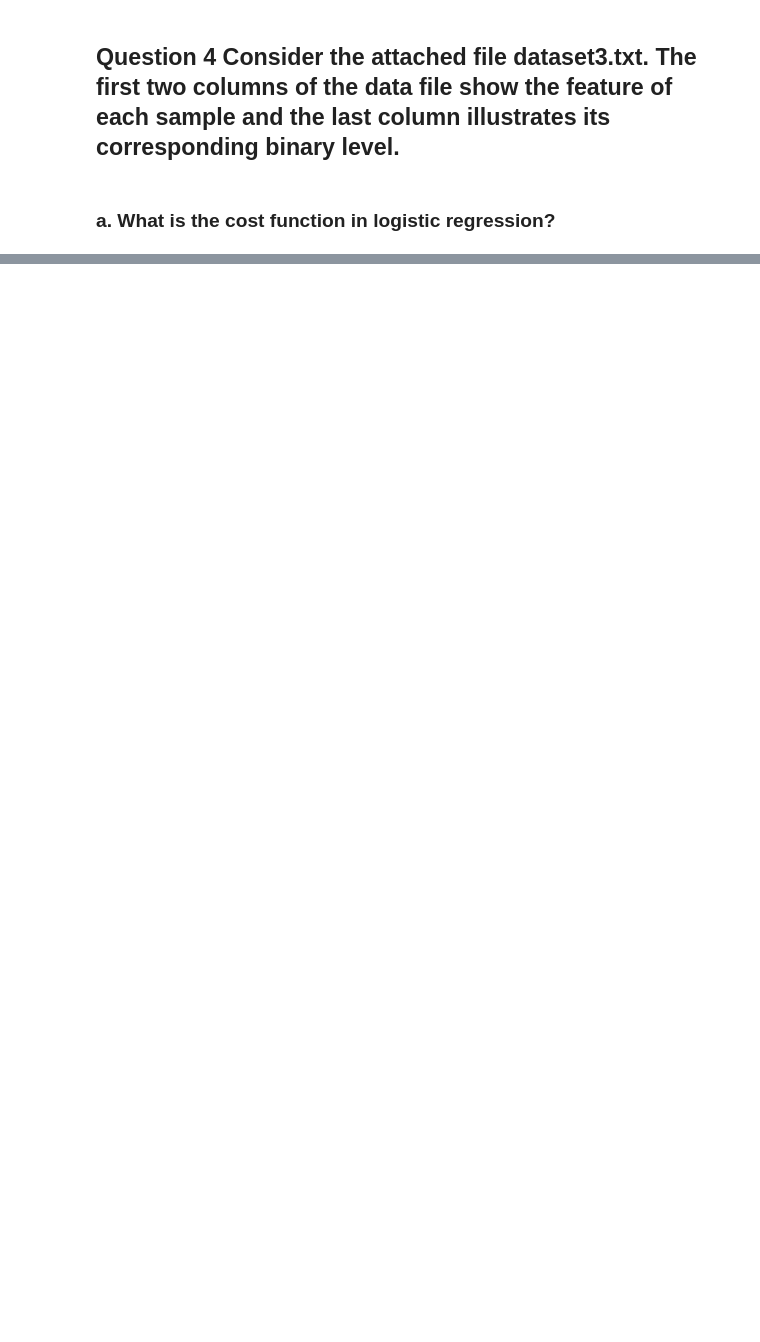
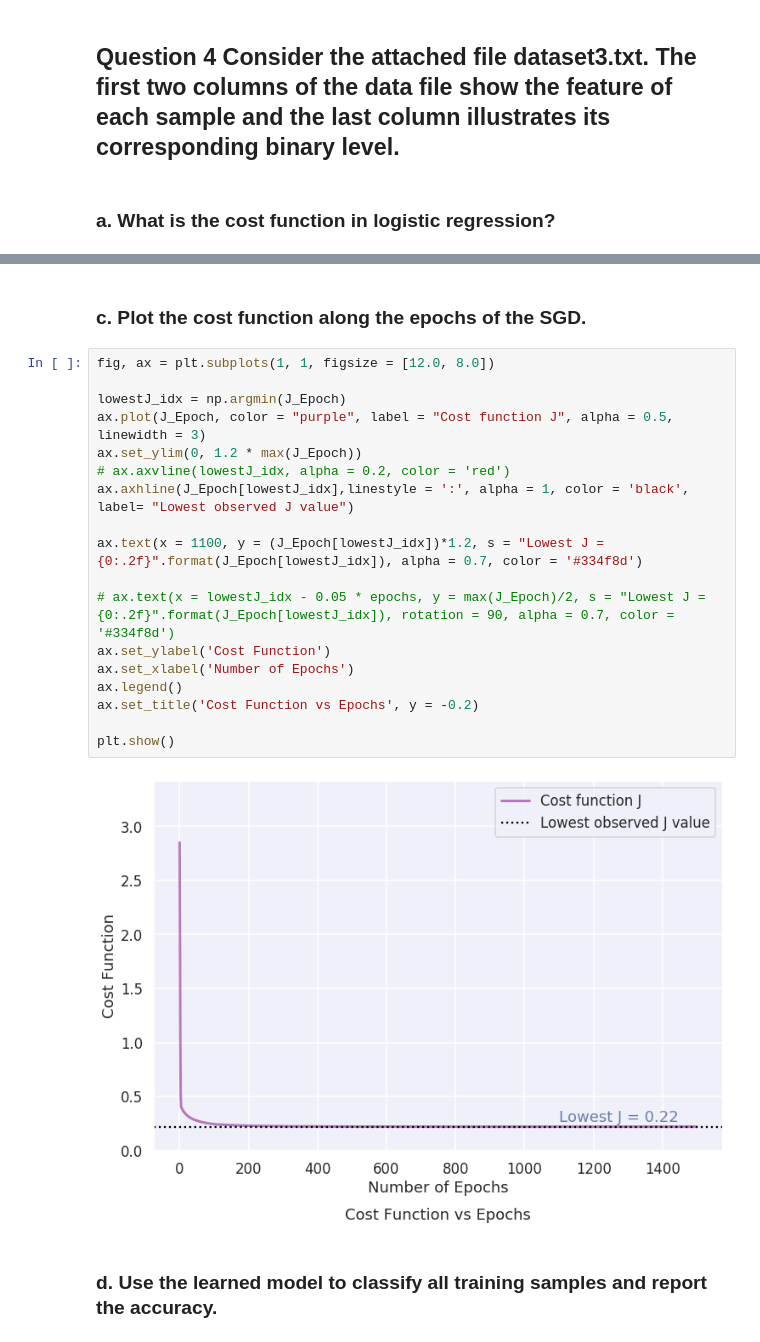
Before and after one commit to Natz12/Pattern-Recognition, a Jupyter notebook: Bayes-PCA-Logistic-SGD.ipynb, the cells around one changed output, grey strips where cells are left out. Cells and saved outputs as stored; diff of their text form; blank space fills up the shorter version.

```diff
--- a/Bayes-PCA-Logistic-SGD.ipynb
+++ b/Bayes-PCA-Logistic-SGD.ipynb
@@ -1088,0 +1162,24 @@ implement the SGD function for the optimization.
+# %% [markdown]
+### c. Plot the cost function along the epochs of the SGD.
+# %%
+fig, ax = plt.subplots(1, 1, figsize = [12.0, 8.0])
+
+lowestJ_idx = np.argmin(J_Epoch)
+ax.plot(J_Epoch, color = "purple", label = "Cost function J", alpha = 0.5, linewidth = 3)
+ax.set_ylim(0, 1.2 * max(J_Epoch))
+# ax.axvline(lowestJ_idx, alpha = 0.2, color = 'red')
+ax.axhline(J_Epoch[lowestJ_idx],linestyle = ':', alpha = 1, color = 'black', label= "Lowest observed J value")
+
+ax.text(x = 1100, y = (J_Epoch[lowestJ_idx])*1.2, s = "Lowest J = {0:.2f}".format(J_Epoch[lowestJ_idx]), alpha = 0.7, color = '#334f8d')
+
+# ax.text(x = lowestJ_idx - 0.05 * epochs, y = max(J_Epoch)/2, s = "Lowest J = {0:.2f}".format(J_Epoch[lowestJ_idx]), rotation = 90, alpha = 0.7, color = '#334f8d')
+ax.set_ylabel('Cost Function')
+ax.set_xlabel('Number of Epochs')
+ax.legend()
+ax.set_title('Cost Function vs Epochs', y = -0.2)
+
+plt.show()
+# %% [output]
+[figure, added]
+# %% [markdown]
+### d. Use the learned model to classify all training samples and report the accuracy.
```
Also changed, not shown: parts of 21 cells of this notebook.
